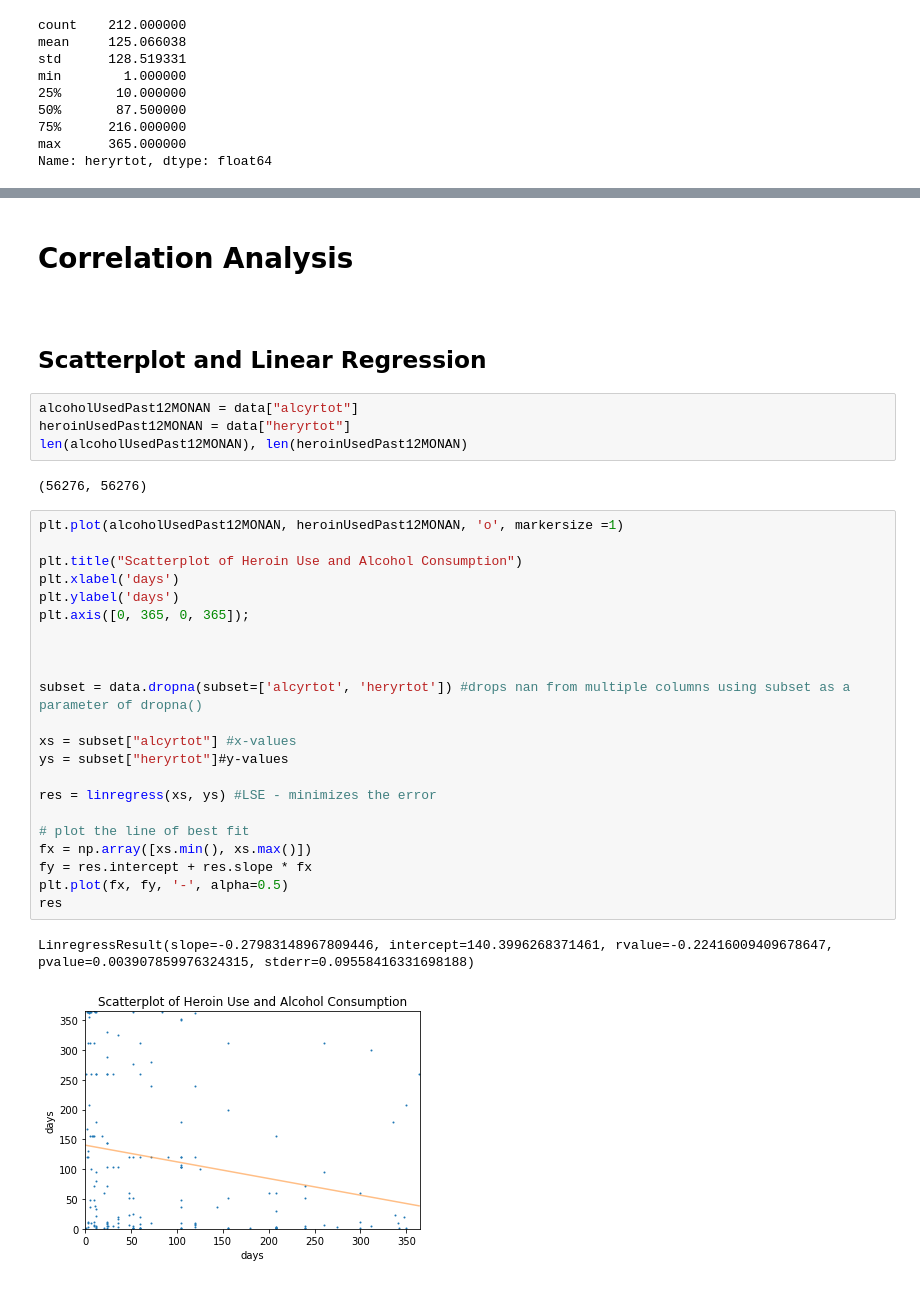
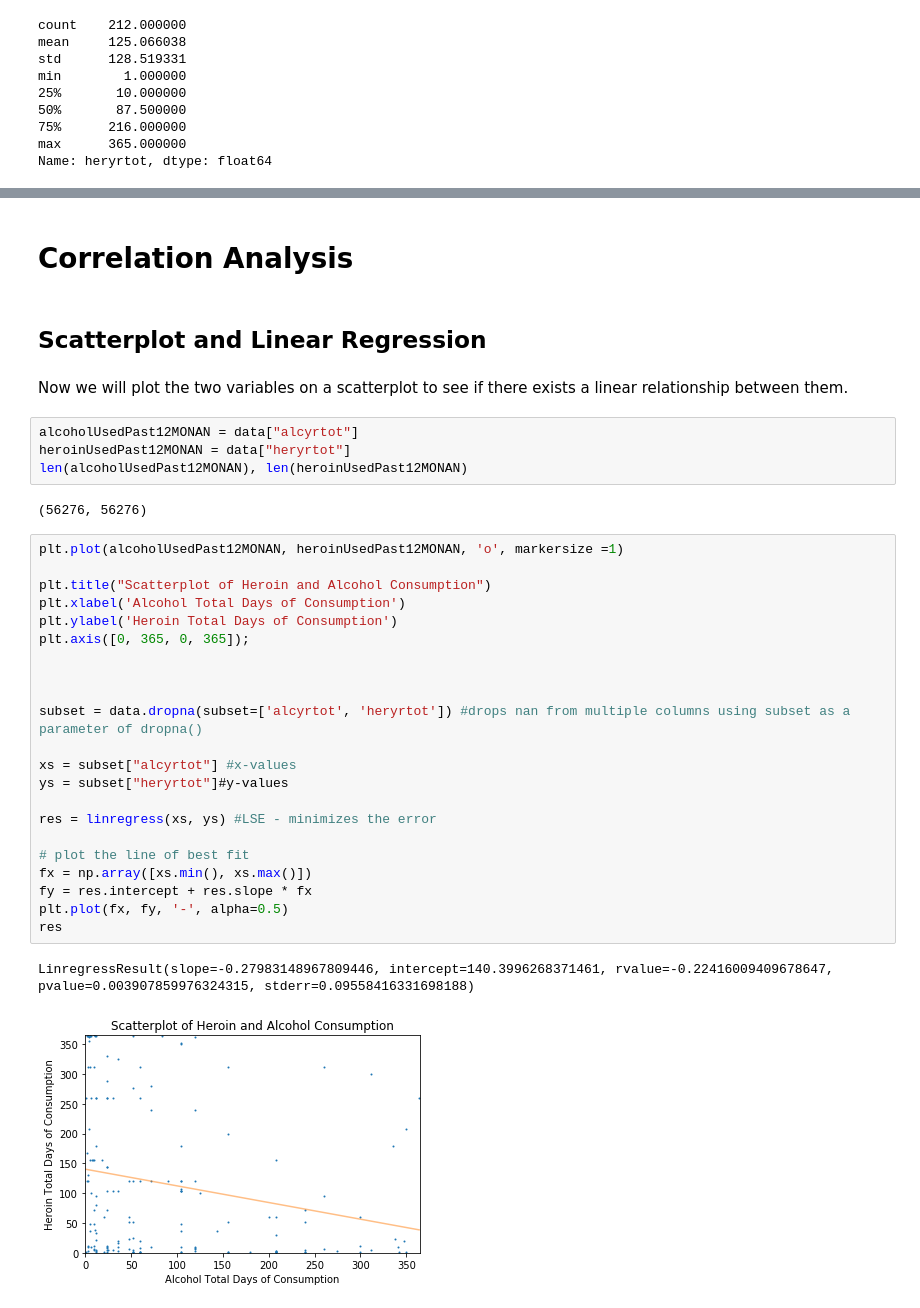
Before and after one commit to zhouandrewc/ThinkStats2, a Jupyter notebook: project1/project1.ipynb, the cells around one changed output, grey strips where cells are left out. Drawn from its saved outputs; the diff is of its cells as text.

```diff
--- a/project1/project1.ipynb
+++ b/project1/project1.ipynb
@@ -345,7 +323,9 @@ thinkplot.Config(title = "Kernel Density Estimation: Heroind Use",
 # %% [markdown]
-<h1>Correlation Analysis<h1>
+# Correlation Analysis
 # %% [markdown]
-<h2>Scatterplot and Linear Regression</h2>
+## Scatterplot and Linear Regression
+# %% [markdown]
+Now we will plot the two variables on a scatterplot to see if there exists a linear relationship between them.
 # %%
 alcoholUsedPast12MONAN = data["alcyrtot"]
 heroinUsedPast12MONAN = data["heryrtot"]
@@ -355,25 +335,25 @@ len(alcoholUsedPast12MONAN), len(heroinUsedPast12MONAN)
 # %%
 plt.plot(alcoholUsedPast12MONAN, heroinUsedPast12MONAN, 'o', markersize =1)
 
-plt.title("Scatterplot of Heroin Use and Alcohol Consumption")
-plt.xlabel('days')
-plt.ylabel('days')
+plt.title("Scatterplot of Heroin and Alcohol Consumption")
+plt.xlabel('Alcohol Total Days of Consumption')
+plt.ylabel('Heroin Total Days of Consumption')
 plt.axis([0, 365, 0, 365]);
 
 
 
 subset = data.dropna(subset=['alcyrtot', 'heryrtot']) #drops nan from multiple columns using subset as a parameter of dropna()
 
 xs = subset["alcyrtot"] #x-values
 ys = subset["heryrtot"]#y-values
 
 res = linregress(xs, ys) #LSE - minimizes the error
 
 # plot the line of best fit
 fx = np.array([xs.min(), xs.max()])
 fy = res.intercept + res.slope * fx
 plt.plot(fx, fy, '-', alpha=0.5)
 res
 # %% [output]
 LinregressResult(slope=-0.27983148967809446, intercept=140.3996268371461, rvalue=-0.22416009409678647, pvalue=0.003907859976324315, stderr=0.09558416331698188)
-[figure, old version]
+[figure, new version]
```
Also changed, not shown: parts of 106 cells of this notebook, 1 other file.
